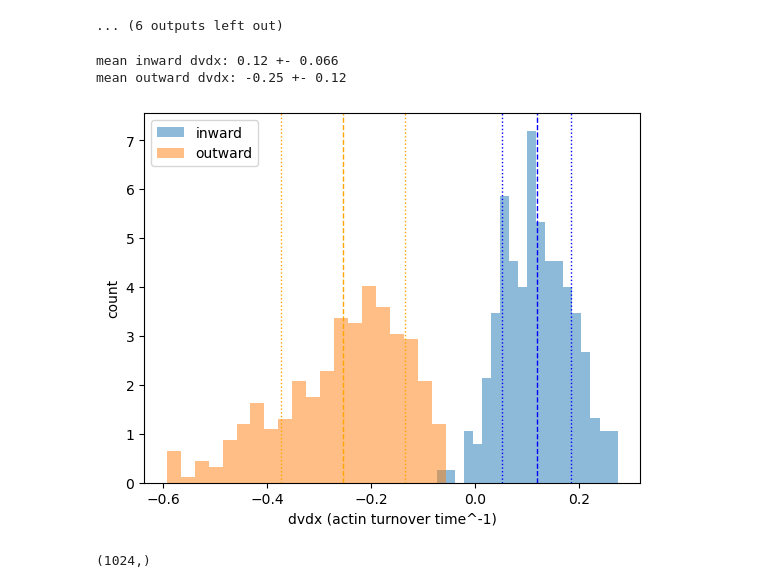
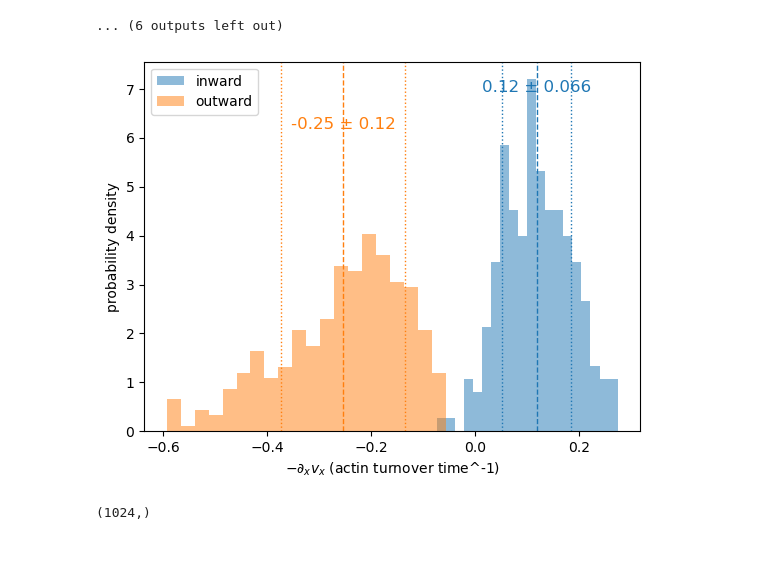
Before and after one commit to Irene-Li/Zebrafish_cleavage, a Jupyter notebook: notebooks/data_analysis.ipynb, the cells around one changed output. Cells and saved outputs as stored; diff of their text form; code cells hidden in the pictures; blank space fills up the shorter version.

```diff
--- a/notebooks/data_analysis.ipynb
+++ b/notebooks/data_analysis.ipynb
@@ -84,31 +84,37 @@ extreme values of dvdx in units of (actin turnover time)^-1:
 # %%
 mins_array = - np.concatenate(mins)
 maxs_array = - np.concatenate(maxs)
 
 mean_inward = np.mean(mins_array)
 std_inward = np.std(mins_array)
 
-print(f'mean inward dvdx: {mean_inward:.2g} +- {std_inward:.2g}')
 mean_outward = np.mean(maxs_array)
 std_outward = np.std(maxs_array)
-print(f'mean outward dvdx: {mean_outward:.2g} +- {std_outward:.2g}')
 
-plt.hist(mins_array, bins=20, alpha=0.5, label='inward', density=True)
-plt.axvline(mean_inward, color='blue', linestyle='dashed', linewidth=1)
-plt.axvline(mean_inward + std_inward, color='blue', linestyle='dotted', linewidth=1)
-plt.axvline(mean_inward - std_inward, color='blue', linestyle='dotted', linewidth=1)
-plt.hist(maxs_array, bins=20, alpha=0.5, label='outward', density=True)
-plt.axvline(mean_outward, color='orange', linestyle='dashed', linewidth=1)
-plt.axvline(mean_outward + std_outward, color='orange', linestyle='dotted', linewidth=1)
-plt.axvline(mean_outward - std_outward, color='orange', linestyle='dotted', linewidth=1)
-plt.xlabel('dvdx (actin turnover time^-1)')
-plt.ylabel('count')
-plt.legend()
+
+fig, ax = plt.subplots()
+ax.hist(mins_array, bins=20, alpha=0.5, label='inward', density=True)
+ax.axvline(mean_inward, color='tab:blue', linestyle='dashed', linewidth=1)
+ax.axvline(mean_inward + std_inward, color='tab:blue', linestyle='dotted', linewidth=1)
+ax.axvline(mean_inward - std_inward, color='tab:blue', linestyle='dotted', linewidth=1)
+ax.hist(maxs_array, bins=20, alpha=0.5, label='outward', density=True)
+ax.axvline(mean_outward, color='tab:orange', linestyle='dashed', linewidth=1)
+ax.axvline(mean_outward + std_outward, color='tab:orange', linestyle='dotted', linewidth=1)
+ax.axvline(mean_outward - std_outward, color='tab:orange', linestyle='dotted', linewidth=1)
+ax.set_xlabel(r'$-\partial_x v_x$ (actin turnover time^-1)')
+ax.set_ylabel('probability density')
+ax.legend()
+
+ymax = ax.get_ylim()[1]
+ax.text(mean_inward, ymax * 0.95, f'{mean_inward:.2g} ± {std_inward:.2g}',
+        color='tab:blue', ha='center', va='top', fontsize=12)
+ax.text(mean_outward, ymax * 0.85, f'{mean_outward:.2g} ± {std_outward:.2g}',
+        color='tab:orange', ha='center', va='top', fontsize=12)
+
+plt.savefig('../figures/dvdx_histogram.png', dpi=500)
 plt.show()
 # %% [output]
-mean inward dvdx: 0.12 +- 0.066
-mean outward dvdx: -0.25 +- 0.12
-[figure, old version]
+[figure, new version]
 # %%
 filename = '../data/actin_data/line_plot-wt-lifeact_intensity_position.npy'
 x, lifeact_intensity = np.load(filename)
```
Also changed, not shown: parts of 1 cell of this notebook, 5 other files.
